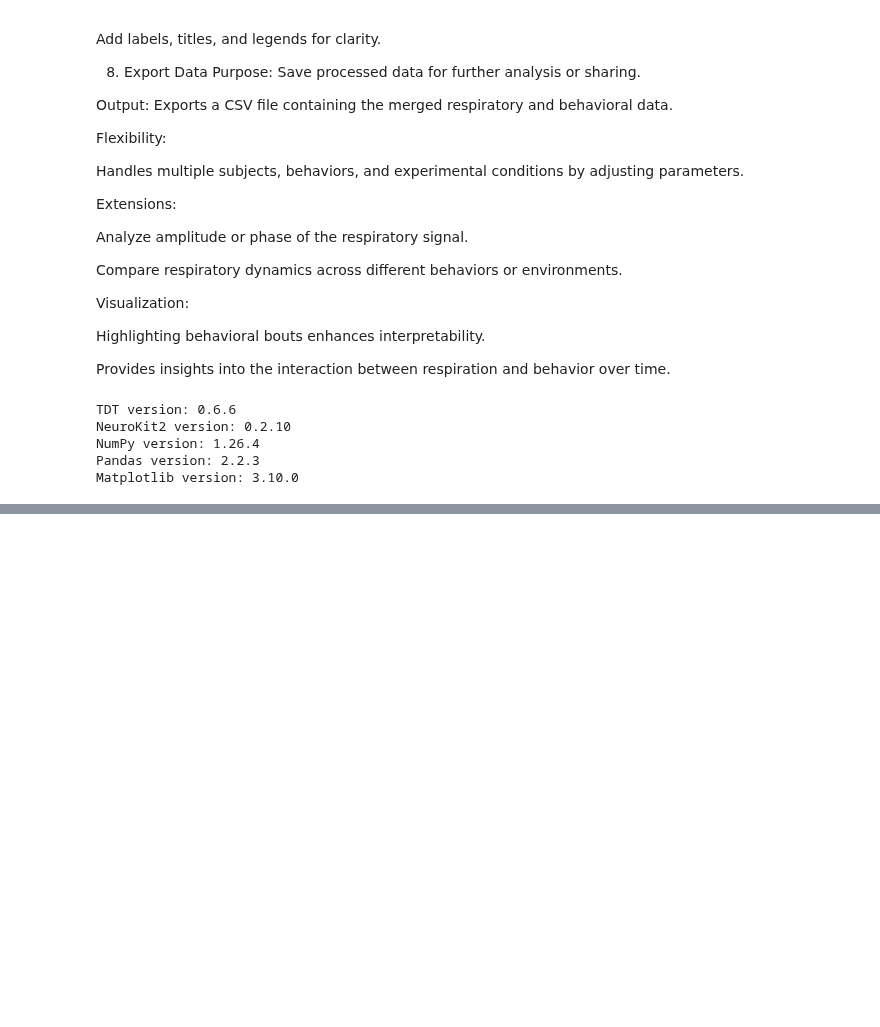
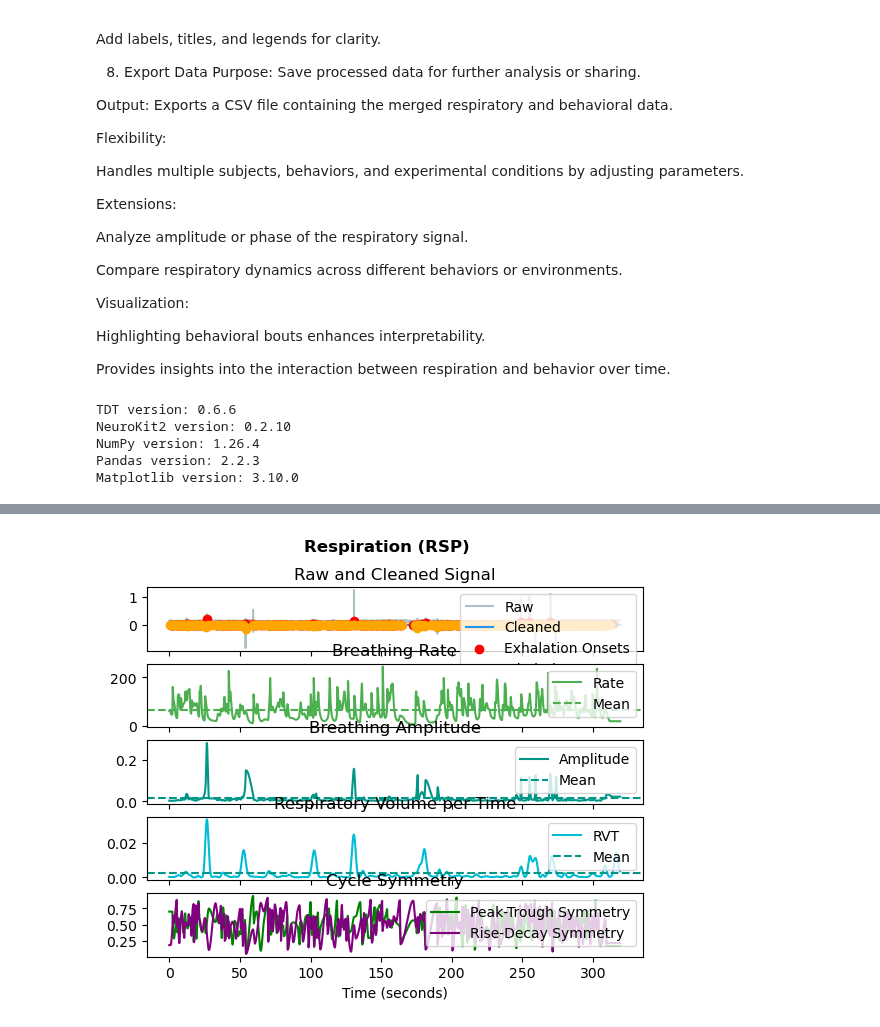
Before and after one commit to padillacoreanolab/respiratory_pilot, a Jupyter notebook: code_renameme.ipynb, the cells around one changed output, grey strips where cells are left out. Cells and saved outputs as stored; diff of their text form; code cells hidden in the pictures; blank space fills up the shorter version.

```diff
--- a/code_renameme.ipynb
+++ b/code_renameme.ipynb
@@ -150,0 +196,8 @@ AttributeError: module 'tdt' has no attribute 'read_block'
+# %%
+# Process the respiratory signal using NeuroKit2
+rsp_signals, info = nk.rsp_process(rsp, sampling_rate=srate)
+
+# Plot the processed subset
+nk.rsp_plot(rsp_signals, info)
+# %% [output]
+[figure, added]
```
Also changed, not shown: parts of 18 cells of this notebook.
